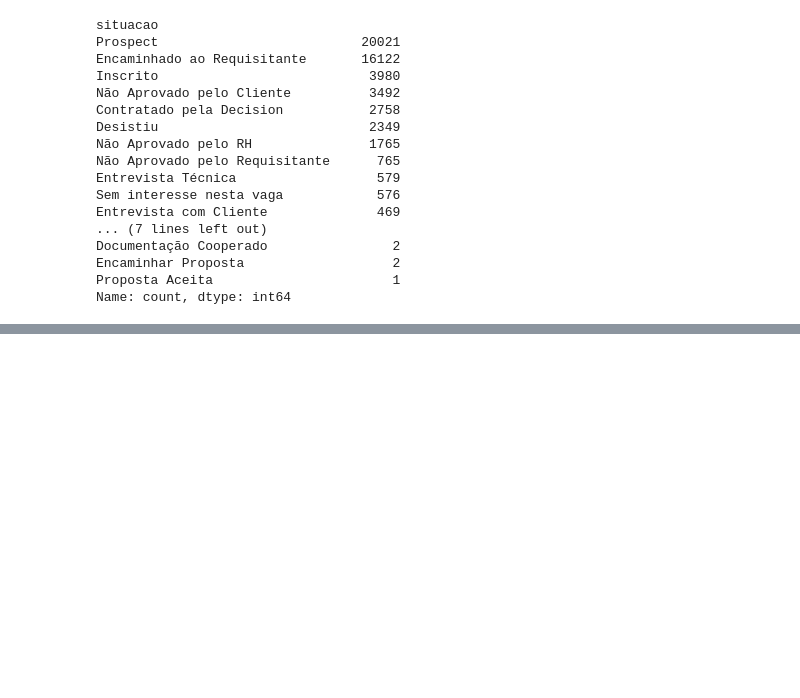
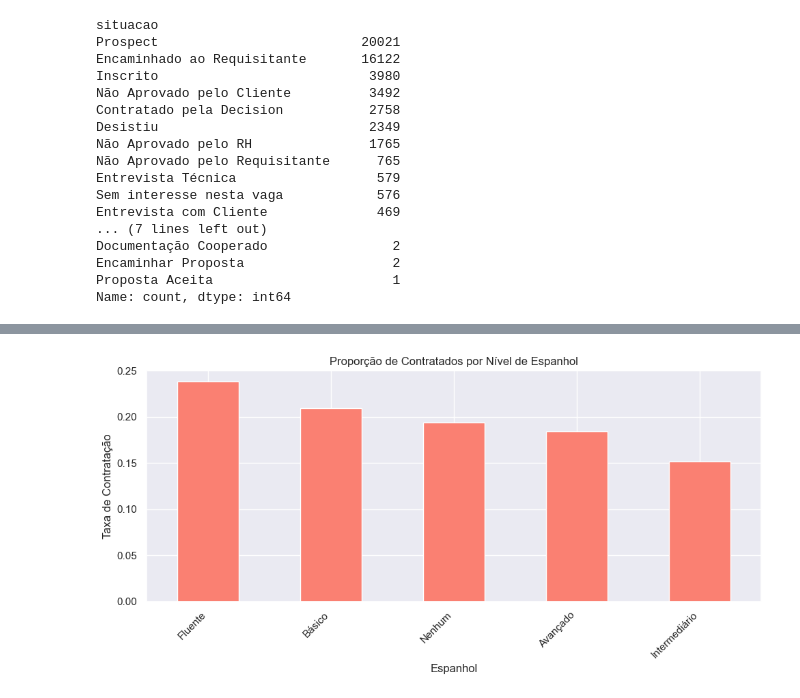
Before and after one commit to HugoVasc/ai-hiring-matcher, a Jupyter notebook: notebooks/eda.ipynb, the cells around one changed output, grey strips where cells are left out. Saved outputs shown, nothing was run; the diff lists cells and outputs as text; code cells hidden in the pictures; blank space fills up the shorter version.

```diff
--- a/notebooks/eda.ipynb
+++ b/notebooks/eda.ipynb
@@ -91,0 +124,13 @@ Name: count, dtype: int64
+# %%
+# Proporção de contratação por nível de espanhol
+espanhol_target = df.groupby('espanhol')['target'].mean().sort_values(ascending=False)
+
+plt.figure(figsize=(10, 5))
+espanhol_target.plot(kind='bar', title='Proporção de Contratados por Nível de Espanhol', color='salmon')
+plt.ylabel('Taxa de Contratação')
+plt.xlabel('Espanhol')
+plt.xticks(rotation=45, ha='right')
+plt.tight_layout()
+plt.show()
+# %% [output]
+[figure, added]
```
Also changed, not shown: parts of 12 cells of this notebook.
